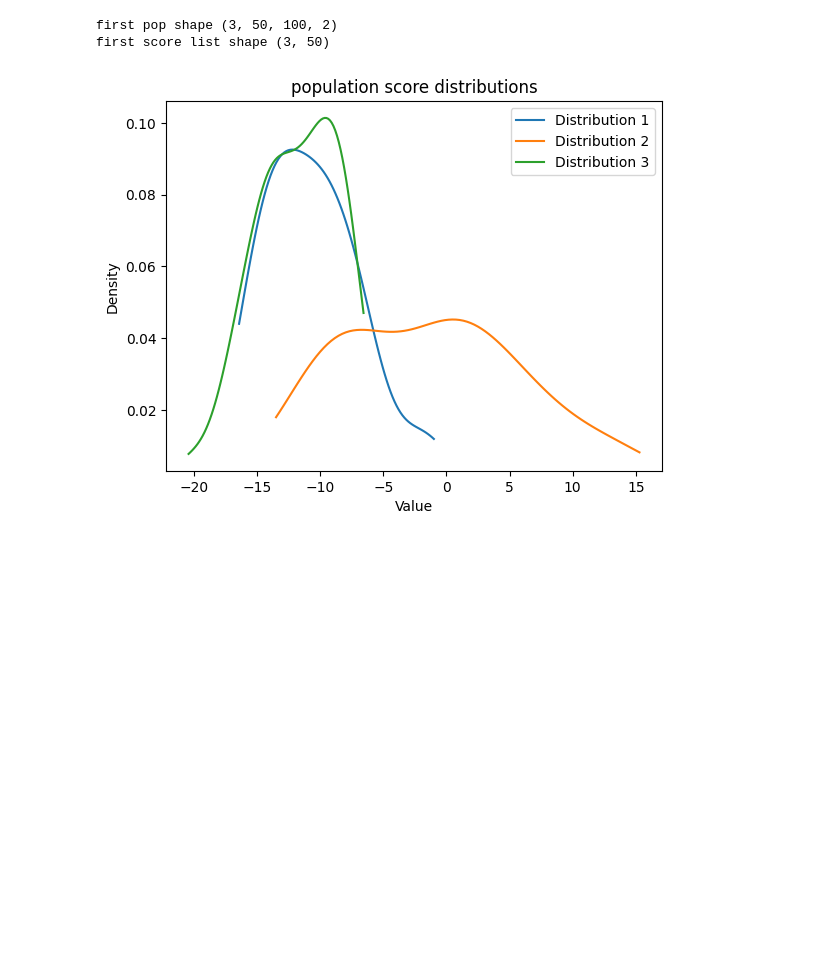
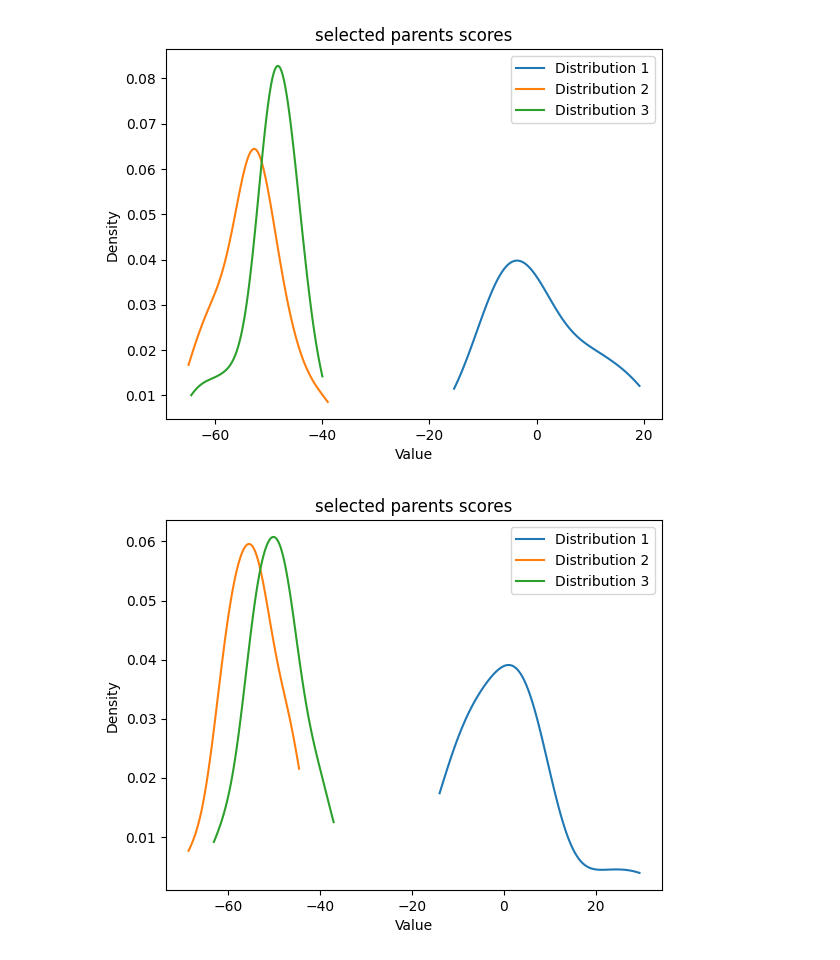
Before and after one commit to cjGO/breeder_agent, a Jupyter notebook: min.ipynb, the cells around one changed output. Saved outputs shown, nothing was run; the diff lists cells and outputs as text; code cells hidden in the pictures; blank space fills up the shorter version.

```diff
--- a/min.ipynb
+++ b/min.ipynb
@@ -144,7 +144,7 @@ import numpy as np
 import matplotlib.pyplot as plt
 from scipy.stats import gaussian_kde
 
-def score2hist(score):
+def score2hist(score, title='population score distribution'):
     #e.g. (3,50) array
 
     # Assuming 'data' is your (3,50) array
@@ -160,7 +160,7 @@ def score2hist(score):
     plt.xlabel('Value')
     plt.ylabel('Density')
     plt.legend(loc='upper right')
-    plt.title('population score distributions')
+    plt.title(title)
 
     # Show plot
     plt.show()
@@ -213,23 +217,44 @@ def create_actor_model(num_individual, num_markers, initializer='he_normal', use
 
     return model
 # %%
-# Example usage:
-number_individuals = 50  # Replace with your actual number of individuals
-number_markers = 100     # Replace with your actual number of markers
-ploidy = 2              # Replace with your actual ploidy level
-batch_size = 3
-initial_population = create_fake_population(batch_size, number_individuals, number_markers, ploidy)
-printshape('first pop shape' , initial_population)
-genetic_map_df = create_fake_geneticmap(number_markers)
-marker_strength = np.array(genetic_map_df['Yield'])
-fraction_selection = 10
+# Init
 
-#score init pop
-initial_score = np.array([calculate_scores(x,marker_strength) for x in initial_population])
-printshape('first score list shape' , initial_score)
+def init_program():
+    number_individuals = 50  # Replace with your actual number of individuals
+    number_markers = 100     # Replace with your actual number of markers
+    ploidy = 2              # Replace with your actual ploidy level
+    batch_size = 3
+    initial_population = create_fake_population(batch_size, number_individuals, number_markers, ploidy)
+    #printshape('first pop shape' , initial_population)
+    genetic_map_df = create_fake_geneticmap(number_markers)
+    marker_strength = np.array(genetic_map_df['Yield'])
+    fraction_selection = 10
 
-score2hist(initial_score)
+    #score init pop
+    initial_score = np.array([calculate_scores(x,marker_strength) for x in initial_population])
+    #printshape('first score list shape' , initial_score)
+
+    #score2hist(initial_score)
+
+    return initial_population, initial_score, genetic_map_df, marker_strength
-# %% [output]
-first pop shape (3, 50, 100, 2)
-first score list shape (3, 50)
-[figure, removed]
+# %%
+#random selection baseline
+
+initial_population, initial_score, genetic_map_df, marker_strength = init_program()
+
+current_population = initial_population
+current_score = initial_score
+
+for _ in range(5):
+    #select random half of individuals in each pop
+    selected_parents = current_population[:,:25,:,:]
+    selected_parents_score = np.array([calculate_scores(x, marker_strength) for x in selected_parents])
+    new_pop = np.array([panmixia(x, total_offspring=initial_population.shape[1]) for x in selected_parents])
+    new_score = np.array([calculate_scores(x, marker_strength) for x in new_pop])
+
+    current_population = new_pop
+    current_score = new_score
+    score2hist(selected_parents_score, title='selected parents scores')
+# %% [output]
+[figure, added]
+[figure, added]
```
Also changed, not shown: parts of 17 cells of this notebook, 1 other file.
